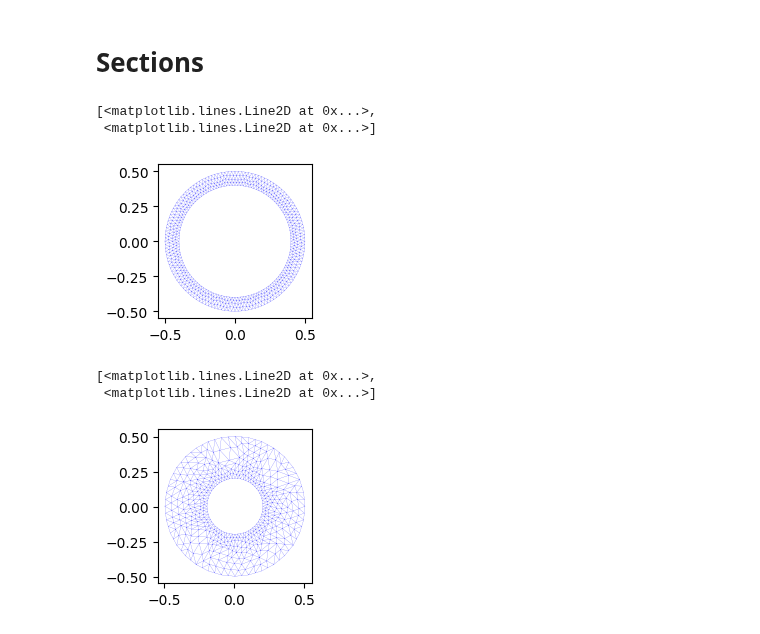
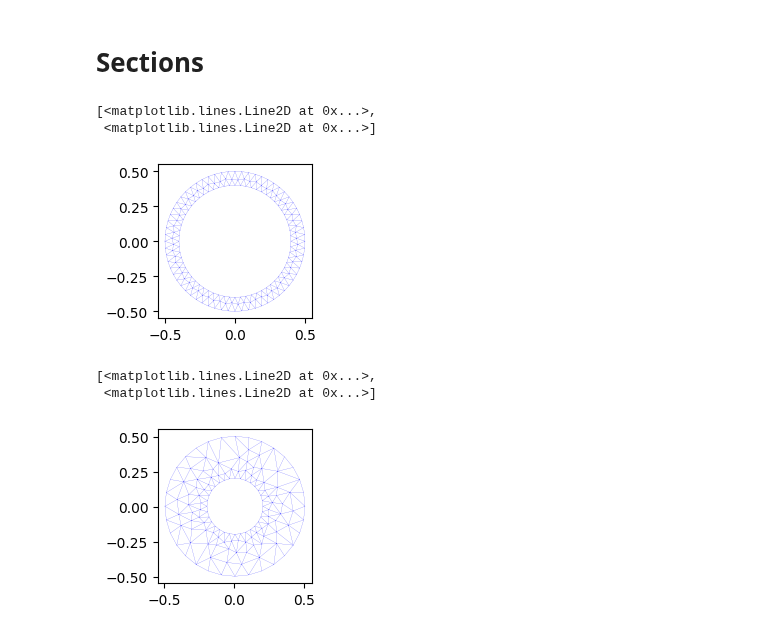
Before and after one commit to dewloosh/SigmaEpsilon, a Jupyter notebook: notebooks/sections.ipynb, the cells around one changed output. Saved outputs shown, nothing was run; the diff lists cells and outputs as text; code cells hidden in the pictures.

```diff
--- a/notebooks/sections.ipynb
+++ b/notebooks/sections.ipynb
@@ -24,26 +24,20 @@ from polymesh.topo.tr import T6_to_T3
 import matplotlib.pyplot as plt
 from dewloosh.mpl import triplot
 
-scoords, stopo = section.coords(), section.topology()
-path = np.array([[0, 5, 4], [5, 1, 3], [3, 2, 4], [5, 3, 4]], dtype=int)
-scoords, stopo = T6_to_T3(scoords, stopo, path=path)
-triobj = triangulate(points=scoords, triangles=stopo)[-1]
+triobj = section.trimesh().to_triobj()
 fig, ax = plt.subplots(figsize=(4, 2))
 triplot(triobj, fig=fig, ax=ax, lw=0.1)
 # %% [output]
 [<matplotlib.lines.Line2D at 0x...>,
  <matplotlib.lines.Line2D at 0x...>]
-[figure, old version]
+[figure, new version]
 # %%
 mesh_params = dict(n_max=20)
 section = BeamSection('CHS', d=1.0, t=0.3, n=32, mesh_params=mesh_params)
-scoords, stopo = section.coords(), section.topology()
-path = np.array([[0, 5, 4], [5, 1, 3], [3, 2, 4], [5, 3, 4]], dtype=int)
-scoords, stopo = T6_to_T3(scoords, stopo, path=path)
-triobj = triangulate(points=scoords, triangles=stopo)[-1]
+triobj = section.trimesh().to_triobj()
 fig, ax = plt.subplots(figsize=(4, 2))
 triplot(triobj, fig=fig, ax=ax, lw=0.1)
 # %% [output]
 [<matplotlib.lines.Line2D at 0x...>,
  <matplotlib.lines.Line2D at 0x...>]
-[figure, old version]
+[figure, new version]
```
Also changed, not shown: parts of 1 cell of this notebook, 13 other files.
